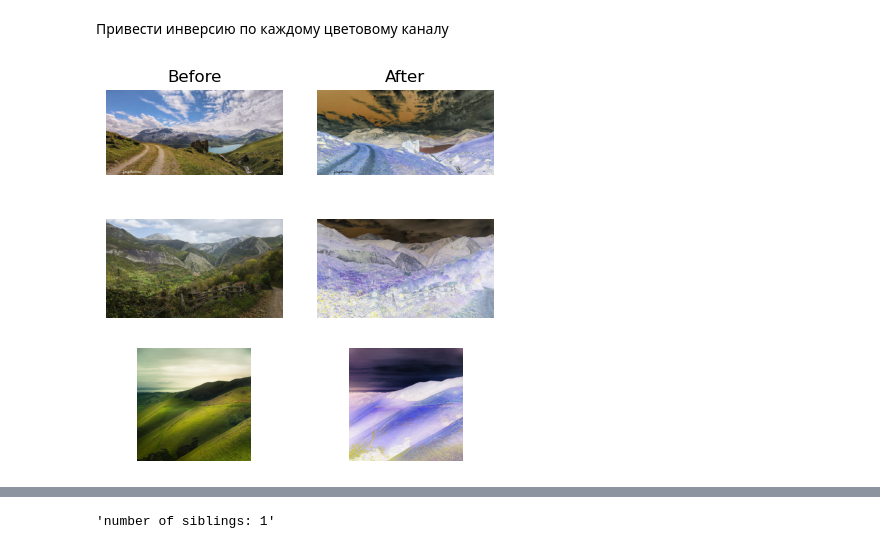
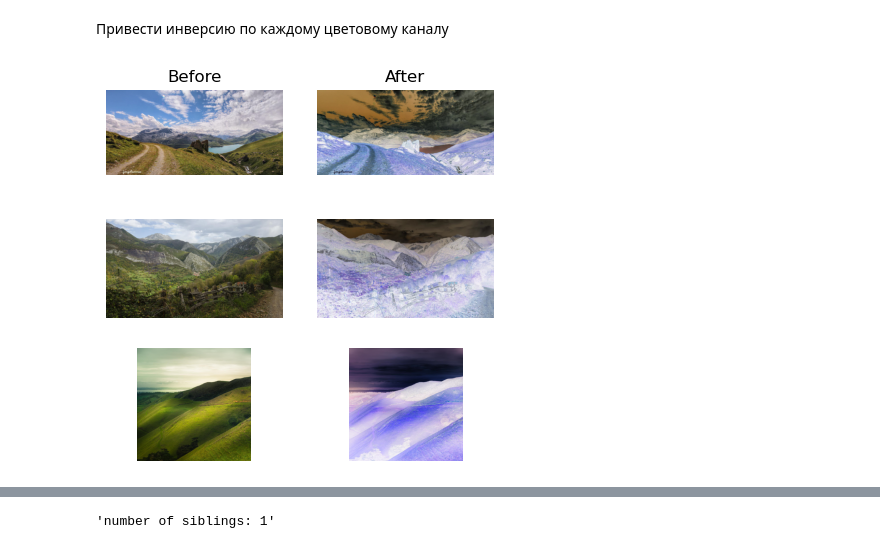
Before and after one commit to Diana-Shilova/TMSds, a Jupyter notebook: lesson8/lesson8_2.ipynb, the cells around one changed output, grey strips where cells are left out. Drawn from its saved outputs; the diff is of its cells as text; code cells hidden in the pictures.

```diff
--- a/lesson8/lesson8_2.ipynb
+++ b/lesson8/lesson8_2.ipynb
@@ -8,27 +11,27 @@ import pandas as pd
 # %%
 """"create to column before and after"""
 
 num_img = 3
 
 fig, ax = plt.subplots(num_img, 2, figsize = (5, 5))
 ax[0,0].set_title("Before")
 ax[0,1].set_title("After")
 
 for i in range(num_img):
 
   img = plt.imread(f"Images/Image{i+1}.jpg")
 
-  reverse_img = 2 - img
+  reverse_img = 255 - img
   ax[i,0].imshow(img)
   ax[i,0].axis('off')
 
   ax[i,1].imshow(reverse_img)
   ax[i,1].axis('off')
 
 
 plt.show()
 # %% [output]
-[figure, old version]
+[figure, new version]
 # %%
 #Variable	Definition	Key
 #survival	Survival	0 = No, 1 = Yes
```
Also changed, not shown: parts of 29 cells of this notebook.
